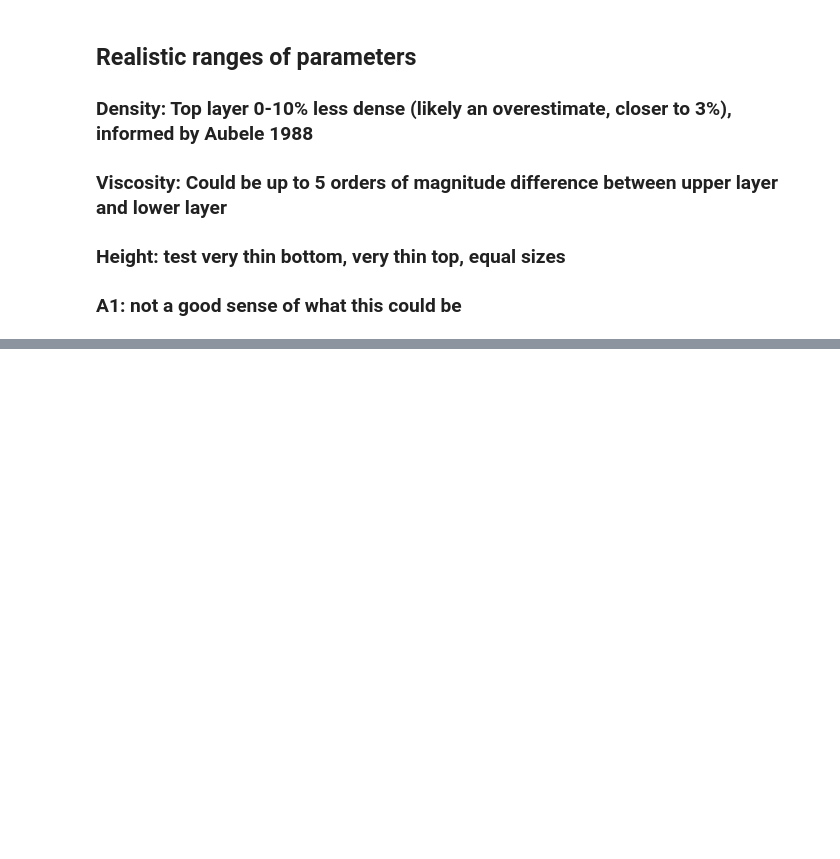
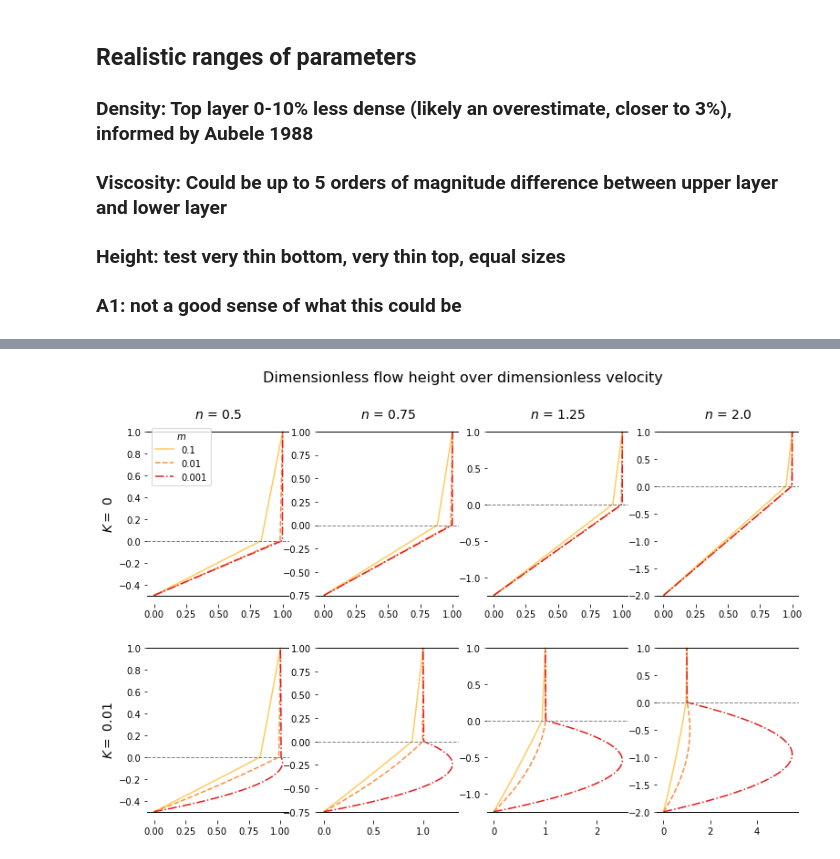
Before and after one commit to saspinner/pahoehoetoaa, a Jupyter notebook: stability_simulations.ipynb, the cells around one changed output, grey strips where cells are left out. Cells and saved outputs as stored; diff of their text form; code cells hidden in the pictures; blank space fills up the shorter version.

```diff
--- a/stability_simulations.ipynb
+++ b/stability_simulations.ipynb
@@ -208,0 +154,42 @@ for dP in dPs:
+# %%
+# This is pretty cool, we can tie in relative internal velocities to instability
+from itertools import cycle
+def vel_profile_matrix(dPs, d2s, mu2s, params):
+    fig, axes = plt.subplots(len(dPs), len(d2s), figsize=(len(d2s) * 3.2, len(dPs) * 4))
+
+    for dP in dPs:
+        params["dP"] = dP
+        for d2 in d2s:
+            params["legend"] = (not d2s.index(d2) and not dPs.index(dP))
+            params["d2"] = d2
+            params["mu2s"] = mu2s
+            params["vel_title"] = ""
+            params["y_label"] = None
+
+            if not d2s.index(d2):
+                params["y_label"] = f"$K =$ {dP}"
+
+            if not dPs.index(dP):
+                params["vel_title"] = f"$n$ = {d2 / params['d1']}"
+
+            plot_vel_profile(axes[dPs.index(dP)][d2s.index(d2)], **params)
+
+    if "fig_title" in params and params["fig_title"]:
+        fig.suptitle(params["fig_title"], fontsize=16)
+    if "save" in params and params["save"]:
+        fig.savefig(params["save"])
+
+
+dPs = [0, .01]
+d2s = [.5, .75, 1.25, 2]
+mu2s = [.1, .01, .001]
+params = params_dict()
+params["fig_title"] = "Dimensionless flow height over dimensionless velocity"
+params["title_size"] = 14
+params["label_size"] = 14
+
+#params["save"] = "images/paper_vel_profile_matrix"
+params["vel_colors"] = ["#fecc5c", "#fd8d3c", "#e31a1c"]
+vel_profile_matrix(dPs, d2s, mu2s, params)
+# %% [output]
+[figure, added]
```
Also changed, not shown: parts of 17 cells of this notebook, 1 other file.
